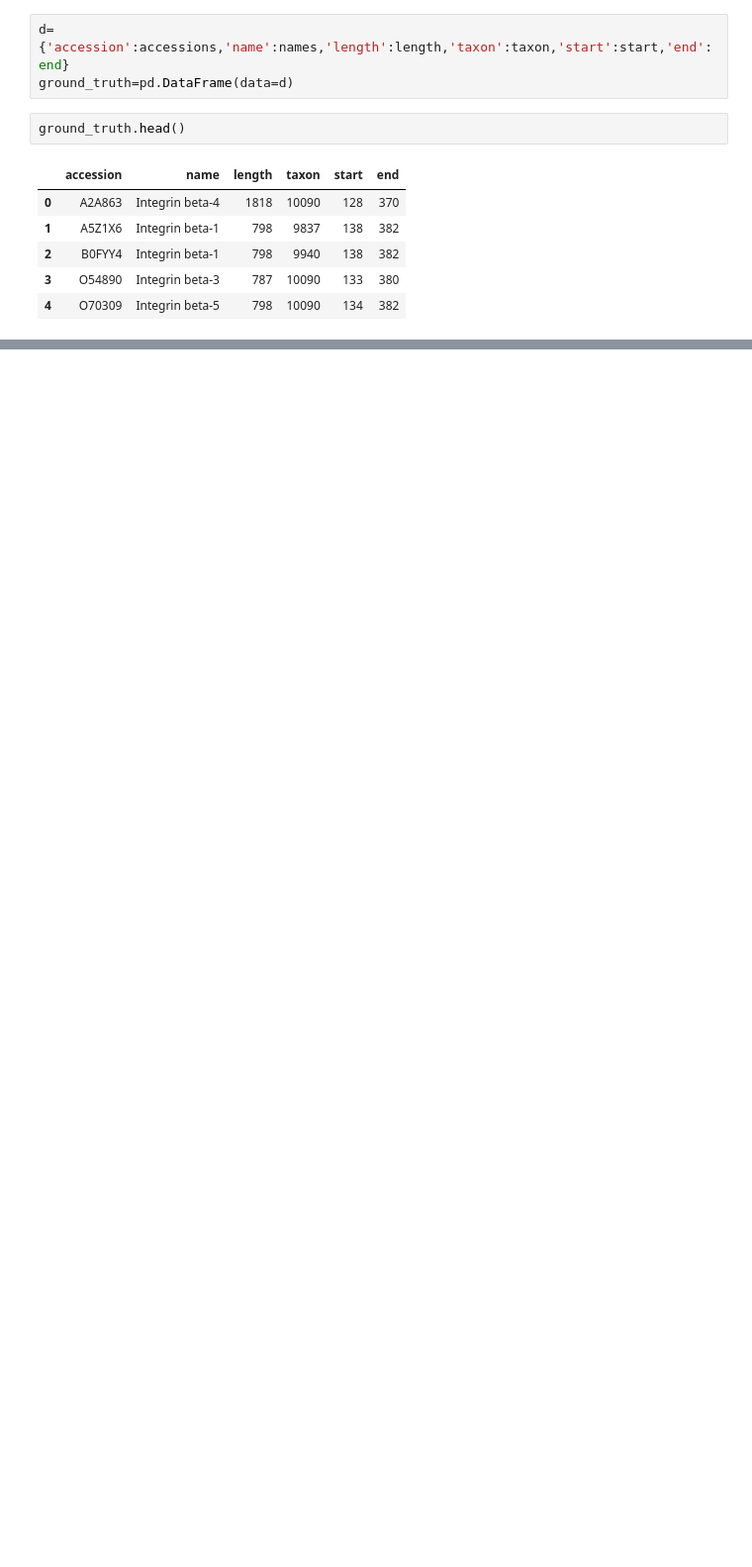
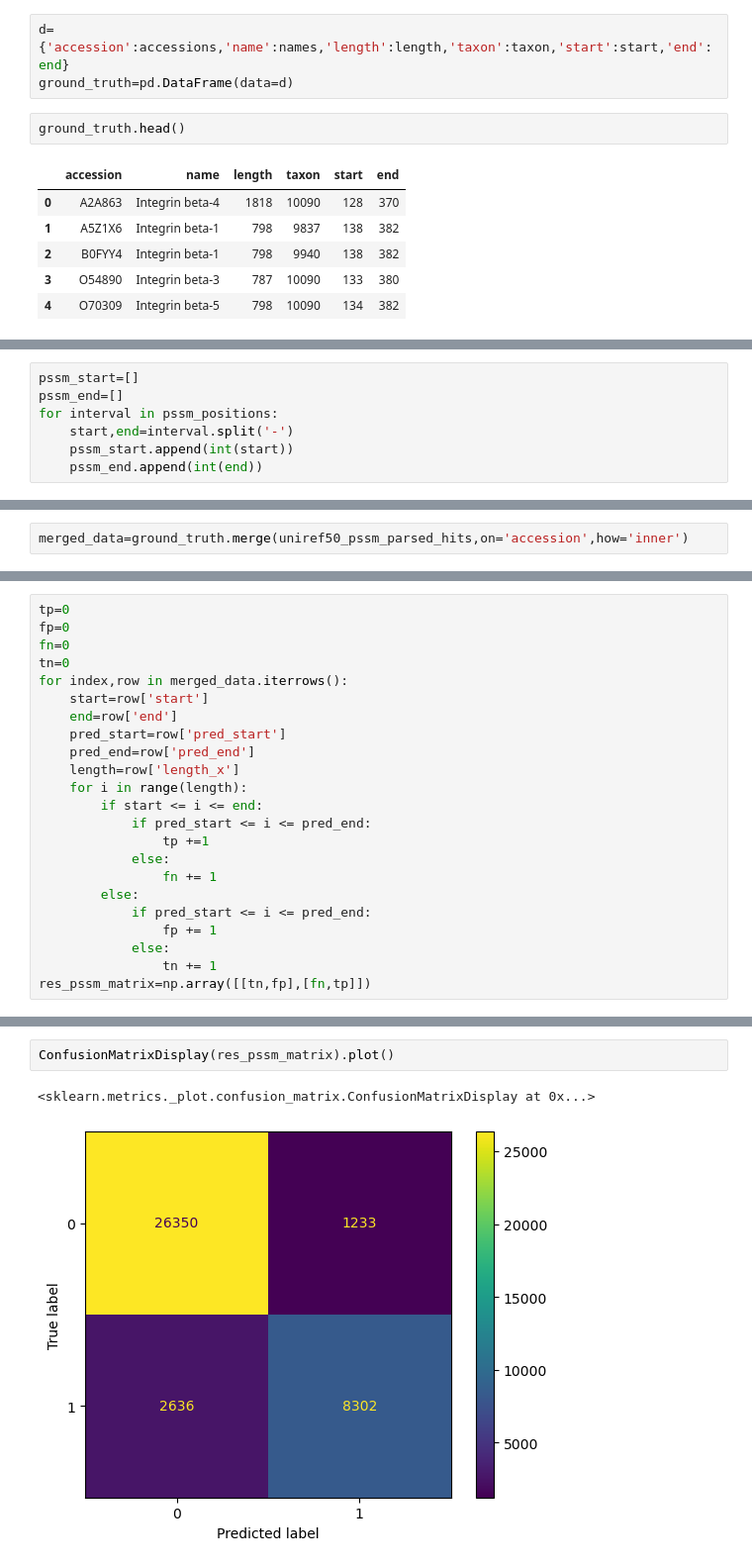
Before and after one commit to nourhousseinii/Bio_Data_Final_Project, a Jupyter notebook: Final_project_code.ipynb, the cells around one changed output, grey strips where cells are left out. Shown: that part at 99% size. Cells and saved outputs as stored; diff of their text form; blank space fills up the shorter version.

```diff
--- a/Final_project_code.ipynb
+++ b/Final_project_code.ipynb
@@ -209,0 +313,7 @@ psiblast_hits
+# %%
+pssm_start=[]
+pssm_end=[]
+for interval in pssm_positions:
+    start,end=interval.split('-')
+    pssm_start.append(int(start))
+    pssm_end.append(int(end))
@@ -209,0 +378,2 @@ psiblast_hits
+# %%
+merged_data=ground_truth.merge(uniref50_pssm_parsed_hits,on='accession',how='inner')
@@ -209,0 +400,23 @@ psiblast_hits
+# %%
+tp=0
+fp=0
+fn=0
+tn=0
+for index,row in merged_data.iterrows():
+    start=row['start']
+    end=row['end']
+    pred_start=row['pred_start']
+    pred_end=row['pred_end']
+    length=row['length_x']
+    for i in range(length):
+        if start <= i <= end:
+            if pred_start <= i <= pred_end:
+                tp +=1
+            else:
+                fn += 1
+        else:
+            if pred_start <= i <= pred_end:
+                fp += 1
+            else:
+                tn += 1
+res_pssm_matrix=np.array([[tn,fp],[fn,tp]])
@@ -209,0 +428,5 @@ psiblast_hits
+# %%
+ConfusionMatrixDisplay(res_pssm_matrix).plot()
+# %% [output]
+<sklearn.metrics._plot.confusion_matrix.ConfusionMatrixDisplay at 0x...>
+[figure, added]
```
Also changed, not shown: parts of 35 cells of this notebook.
